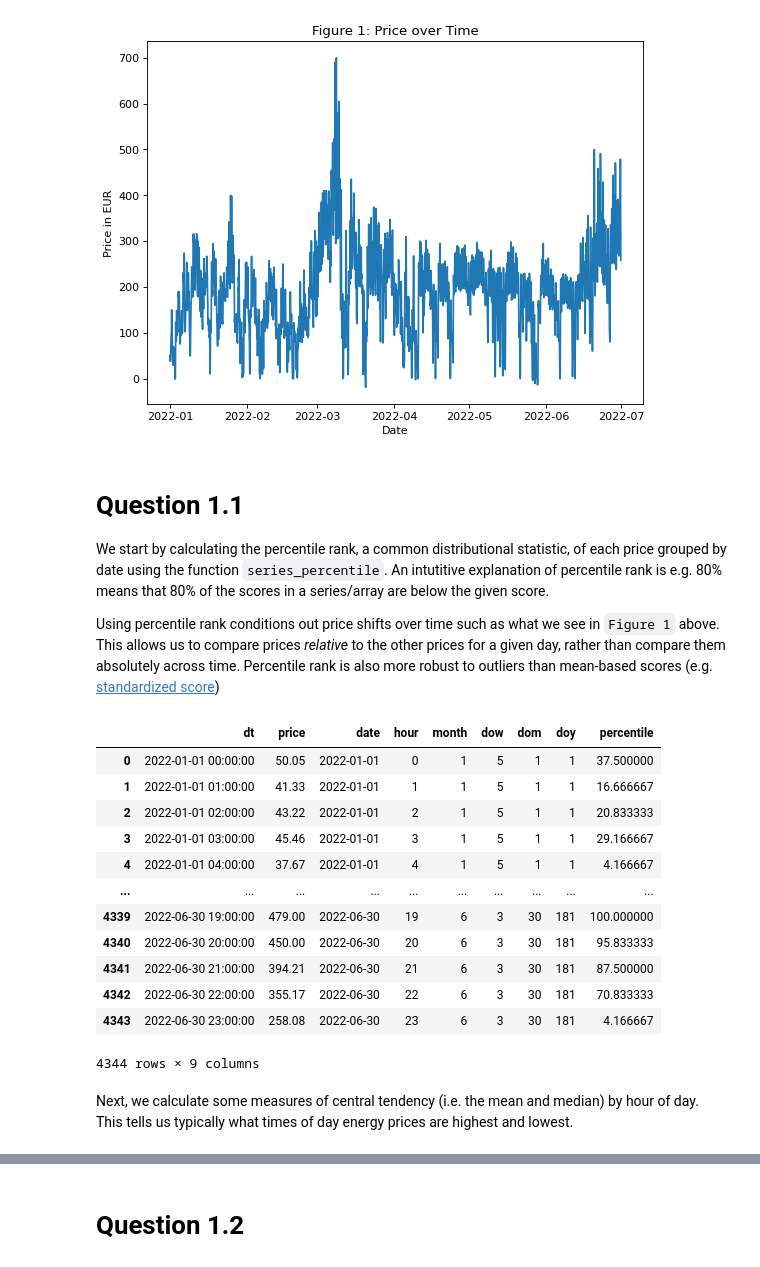
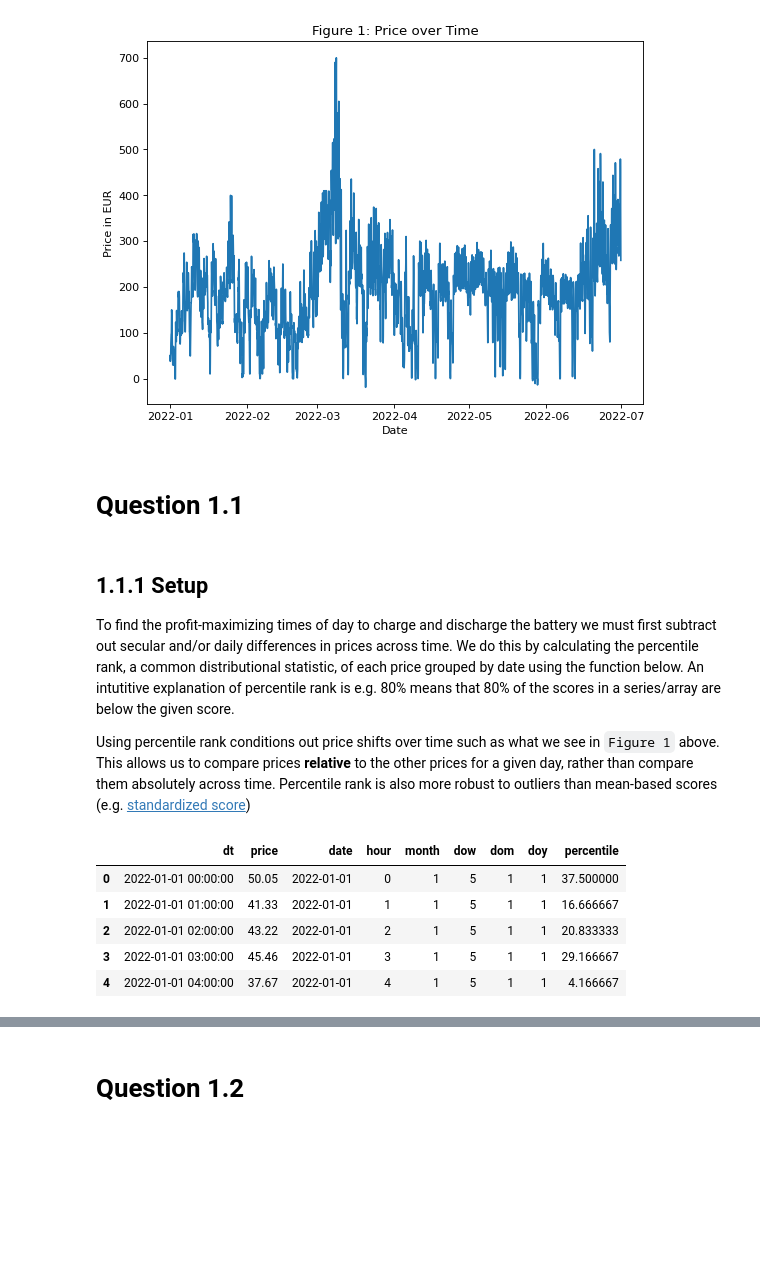
Before and after one commit to kingjosephm/Timeseries-forecasting, a Jupyter notebook: Part1.ipynb, the cells around one changed output, grey strips where cells are left out. Cells and saved outputs as stored; diff of their text form; code cells hidden in the pictures; blank space fills up the shorter version.

```diff
--- a/Part1.ipynb
+++ b/Part1.ipynb
@@ -125,12 +112,14 @@ plt.title('Figure 1: Price over Time')
 plt.show()
 # %% [output]
 [figure]
+# %% [markdown]
+# Question 1.1
 # %% [markdown]
-# Question 1.1
+## 1.1.1 Setup
 
-We start by calculating the percentile rank, a common distributional statistic, of each price grouped by date using the function `series_percentile`. An intutitive explanation of percentile rank is e.g. 80% means that 80% of the scores in a series/array are below the given score.
+To find the profit-maximizing times of day to charge and discharge the battery we must first subtract out secular and/or daily differences in prices across time. We do this by calculating the percentile rank, a common distributional statistic, of each price grouped by date using the function below. An intutitive explanation of percentile rank is e.g. 80% means that 80% of the scores in a series/array are below the given score.
 
-Using percentile rank conditions out price shifts over time such as what we see in `Figure 1` above. This allows us to compare prices *relative* to the other prices for a given day, rather than compare them absolutely across time. Percentile rank is also more robust to outliers than mean-based scores (e.g. [standardized score](https://en.wikipedia.org/wiki/Standard_score))
+Using percentile rank conditions out price shifts over time such as what we see in `Figure 1` above. This allows us to compare prices **relative** to the other prices for a given day, rather than compare them absolutely across time. Percentile rank is also more robust to outliers than mean-based scores (e.g. [standardized score](https://en.wikipedia.org/wiki/Standard_score))
 # %%
 def series_percentile(series: pd.Series) -> pd.Series:
     """
@@ -143,22 +132,12 @@ def series_percentile(series: pd.Series) -> pd.Series:
 # %%
 perc = df.groupby('date')['price'].apply(series_percentile).reset_index()
 perc = perc.rename(columns={'price': 'percentile'})
 df = pd.concat([df, perc['percentile']], axis=1)
+df.head()
+# %% [output]
+|  | dt | price | date | hour | month | dow | dom | doy | percentile |
+| 0 | 2022-01-01 00:00:00 | 50.05 | 2022-01-01 | 0 | 1 | 5 | 1 | 1 | 37.500000 |
+| 1 | 2022-01-01 01:00:00 | 41.33 | 2022-01-01 | 1 | 1 | 5 | 1 | 1 | 16.666667 |
+| 2 | 2022-01-01 02:00:00 | 43.22 | 2022-01-01 | 2 | 1 | 5 | 1 | 1 | 20.833333 |
+| 3 | 2022-01-01 03:00:00 | 45.46 | 2022-01-01 | 3 | 1 | 5 | 1 | 1 | 29.166667 |
+| 4 | 2022-01-01 04:00:00 | 37.67 | 2022-01-01 | 4 | 1 | 5 | 1 | 1 | 4.166667 |
-# %%
-df
-# %% [output]
-|  | dt | price | date | hour | month | dow | dom | doy | percentile |
-| 0 | 2022-01-01 00:00:00 | 50.05 | 2022-01-01 | 0 | 1 | 5 | 1 | 1 | 37.500000 |
-| 1 | 2022-01-01 01:00:00 | 41.33 | 2022-01-01 | 1 | 1 | 5 | 1 | 1 | 16.666667 |
-| 2 | 2022-01-01 02:00:00 | 43.22 | 2022-01-01 | 2 | 1 | 5 | 1 | 1 | 20.833333 |
-| 3 | 2022-01-01 03:00:00 | 45.46 | 2022-01-01 | 3 | 1 | 5 | 1 | 1 | 29.166667 |
-| 4 | 2022-01-01 04:00:00 | 37.67 | 2022-01-01 | 4 | 1 | 5 | 1 | 1 | 4.166667 |
-| ... | ... | ... | ... | ... | ... | ... | ... | ... | ... |
-| 4339 | 2022-06-30 19:00:00 | 479.00 | 2022-06-30 | 19 | 6 | 3 | 30 | 181 | 100.000000 |
-| 4340 | 2022-06-30 20:00:00 | 450.00 | 2022-06-30 | 20 | 6 | 3 | 30 | 181 | 95.833333 |
-| 4341 | 2022-06-30 21:00:00 | 394.21 | 2022-06-30 | 21 | 6 | 3 | 30 | 181 | 87.500000 |
-| 4342 | 2022-06-30 22:00:00 | 355.17 | 2022-06-30 | 22 | 6 | 3 | 30 | 181 | 70.833333 |
-| 4343 | 2022-06-30 23:00:00 | 258.08 | 2022-06-30 | 23 | 6 | 3 | 30 | 181 | 4.166667 |
-4344 rows × 9 columns
-# %% [markdown]
-Next, we calculate some measures of central tendency (i.e. the mean and median) by hour of day. This tells us typically what times of day energy prices are highest and lowest.
```
Also changed, not shown: parts of 22 cells of this notebook.
